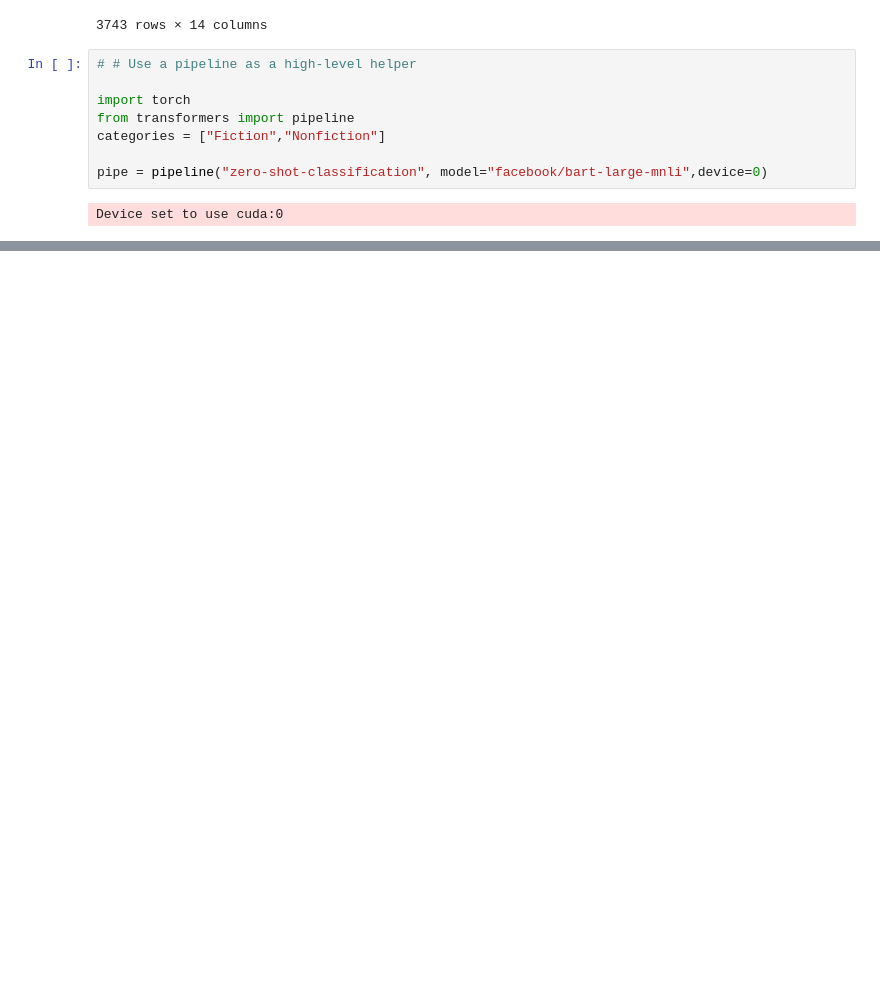
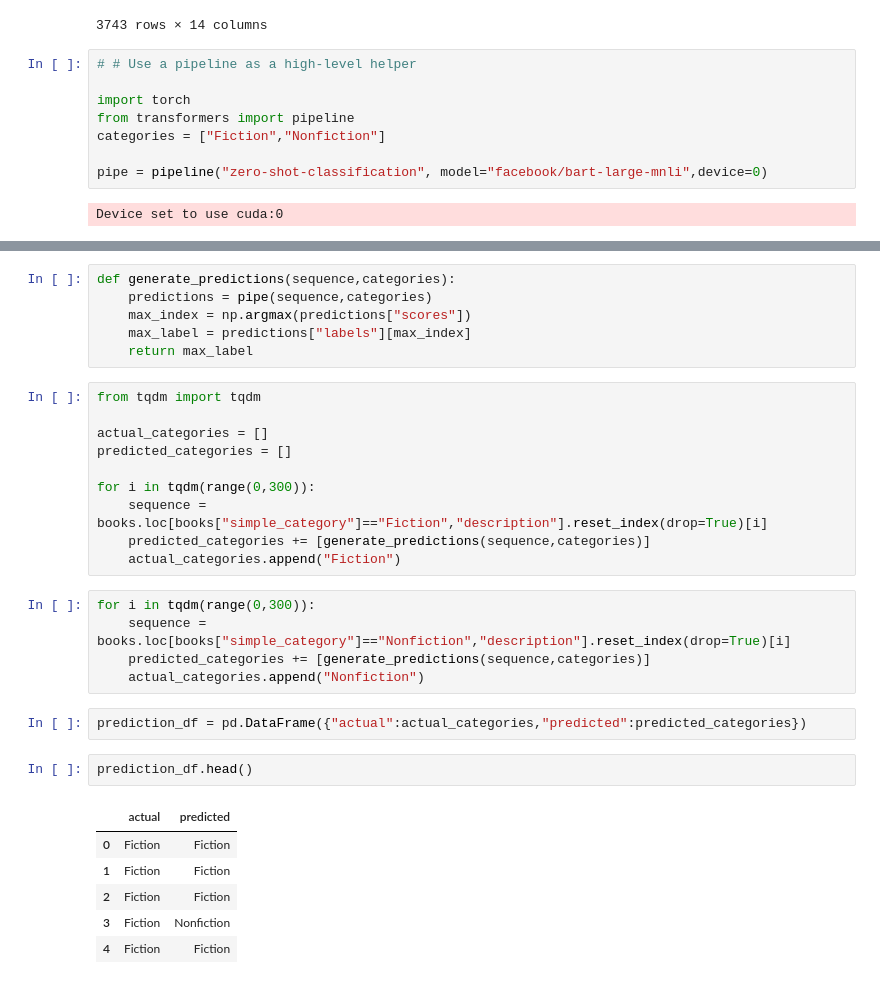
Before and after one commit to Goyam02/Book-Recommender_Semantic, a Jupyter notebook: text_classifcation.ipynb, the cells around one changed output, grey strips where cells are left out. Drawn from its saved outputs; the diff is of its cells as text; blank space fills up the shorter version.

Commit message:
classified :descriptions using text-classification

```diff
--- a/text_classifcation.ipynb
+++ b/text_classifcation.ipynb
@@ -131,0 +145,32 @@ Device set to use cuda:0
+# %%
+def generate_predictions(sequence,categories):
+    predictions = pipe(sequence,categories)
+    max_index = np.argmax(predictions["scores"])
+    max_label = predictions["labels"][max_index]
+    return max_label
+# %%
+from tqdm import tqdm
+
+actual_categories = []
+predicted_categories = []
+
+for i in tqdm(range(0,300)):
+    sequence = books.loc[books["simple_category"]=="Fiction","description"].reset_index(drop=True)[i]
+    predicted_categories += [generate_predictions(sequence,categories)]
+    actual_categories.append("Fiction")
+# %%
+for i in tqdm(range(0,300)):
+    sequence = books.loc[books["simple_category"]=="Nonfiction","description"].reset_index(drop=True)[i]
+    predicted_categories += [generate_predictions(sequence,categories)]
+    actual_categories.append("Nonfiction")
+# %%
+prediction_df = pd.DataFrame({"actual":actual_categories,"predicted":predicted_categories})
+# %%
+prediction_df.head()
+# %% [output]
+|  | actual | predicted |
+| 0 | Fiction | Fiction |
+| 1 | Fiction | Fiction |
+| 2 | Fiction | Fiction |
+| 3 | Fiction | Nonfiction |
+| 4 | Fiction | Fiction |
```
Also changed, not shown: parts of 4 cells of this notebook.
